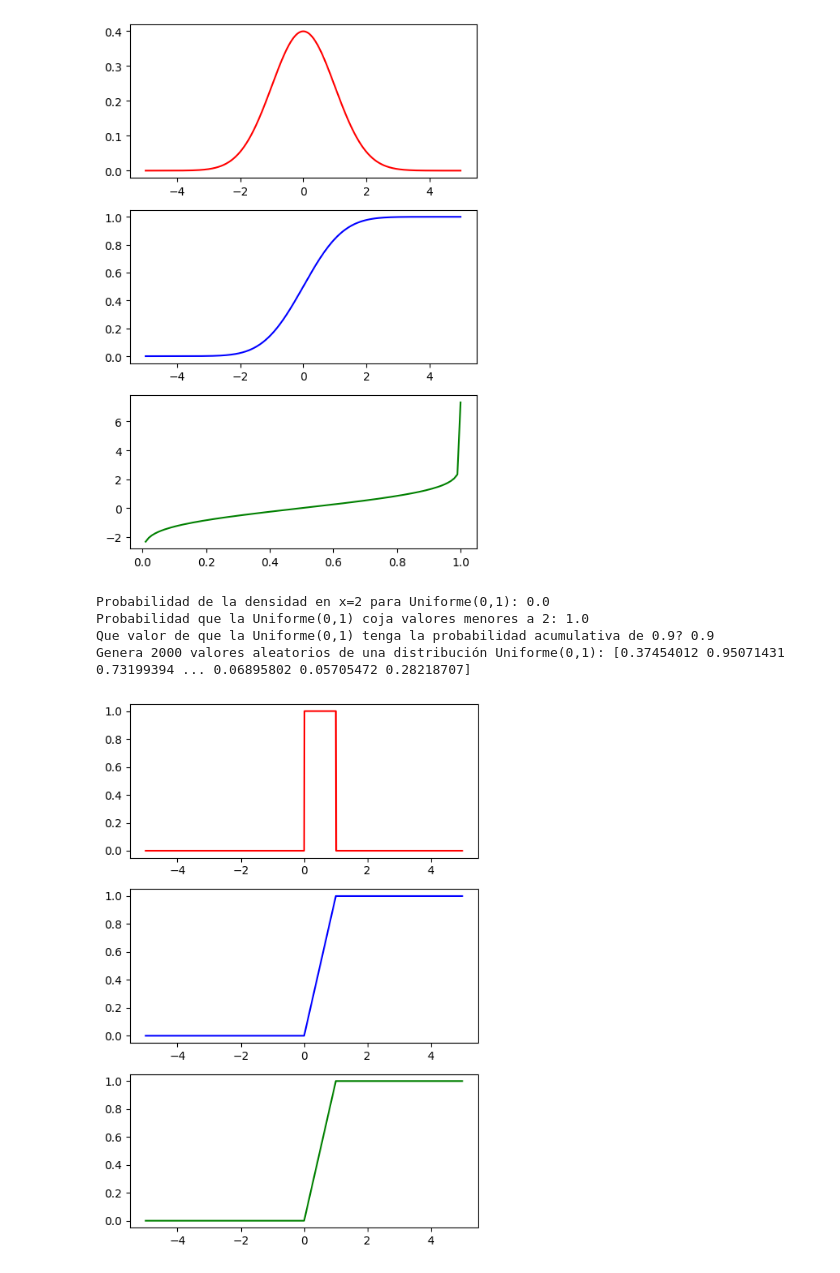
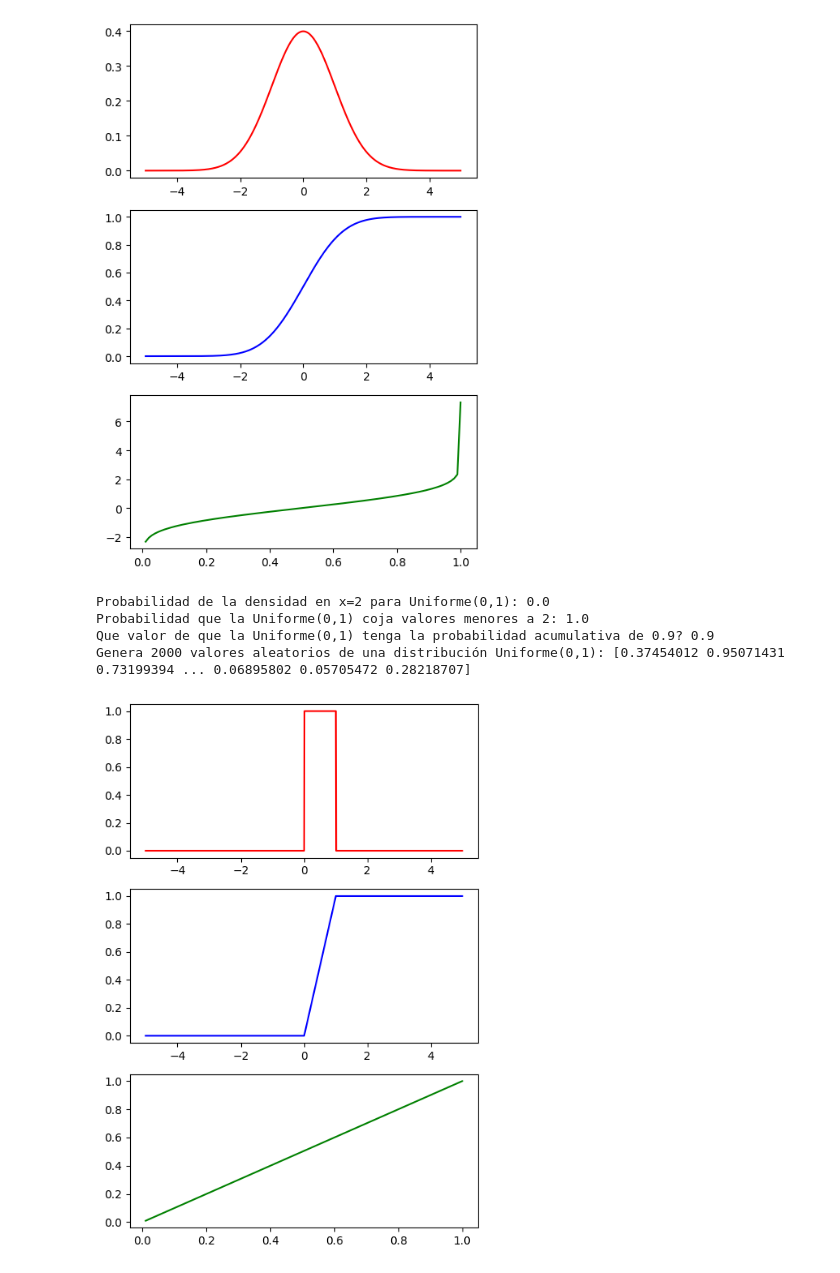
Before and after one commit to AnderTxuCode/probability-distribution-exercises-project-with-python, a Jupyter notebook: notebook/problems.es.ipynb, the cells around one changed output. Drawn from its saved outputs; the diff is of its cells as text; code cells hidden in the pictures.

```diff
--- a/notebook/problems.es.ipynb
+++ b/notebook/problems.es.ipynb
@@ -149,32 +149,32 @@ def qunif(p, low=0, high=1):
 def runif(n, low=0, high=1):
     return uniform.rvs(loc=low, scale=high - low, size=n)
 
 print(f"Probabilidad de la densidad en x=2 para Uniforme(0,1): {dunif(2, low=low, high=high)}")
 print(f"Probabilidad que la Uniforme(0,1) coja valores menores a 2: {punif(2, low=low, high=high)}")
 print(f"Que valor de que la Uniforme(0,1) tenga la probabilidad acumulativa de 0.9? {qunif(0.9, low=low, high=high)}")
 print(f"Genera 2000 valores aleatorios de una distribución Uniforme(0,1): {runif(2000, low=low, high=high)}")
 
 np.random.seed(42)
 
 low = 0
 high = 1
 data = np.arange(-5, 5, 0.01)
 
 pmf = dunif(data, low=low, high=high)
 cdf = punif(data, low=low, high=high)
-ppf = qunif(cdf, low=low, high=high)
+ppf = qunif(data, low=low, high=high)
 
 fig, axis = plt.subplots(3, 1, figsize=(5, 7))
 
 axis[0].plot(data, pmf, "r-")
 axis[1].plot(data, cdf, "b-")
 axis[2].plot(data, ppf, "g-")
 
 plt.tight_layout()
 plt.show()
 # %% [output]
 Probabilidad de la densidad en x=2 para Uniforme(0,1): 0.0
 Probabilidad que la Uniforme(0,1) coja valores menores a 2: 1.0
 Que valor de que la Uniforme(0,1) tenga la probabilidad acumulativa de 0.9? 0.9
 Genera 2000 valores aleatorios de una distribución Uniforme(0,1): [0.37454012 0.95071431 0.73199394 ... 0.06895802 0.05705472 0.28218707]
-[figure, old version]
+[figure, new version]
```
